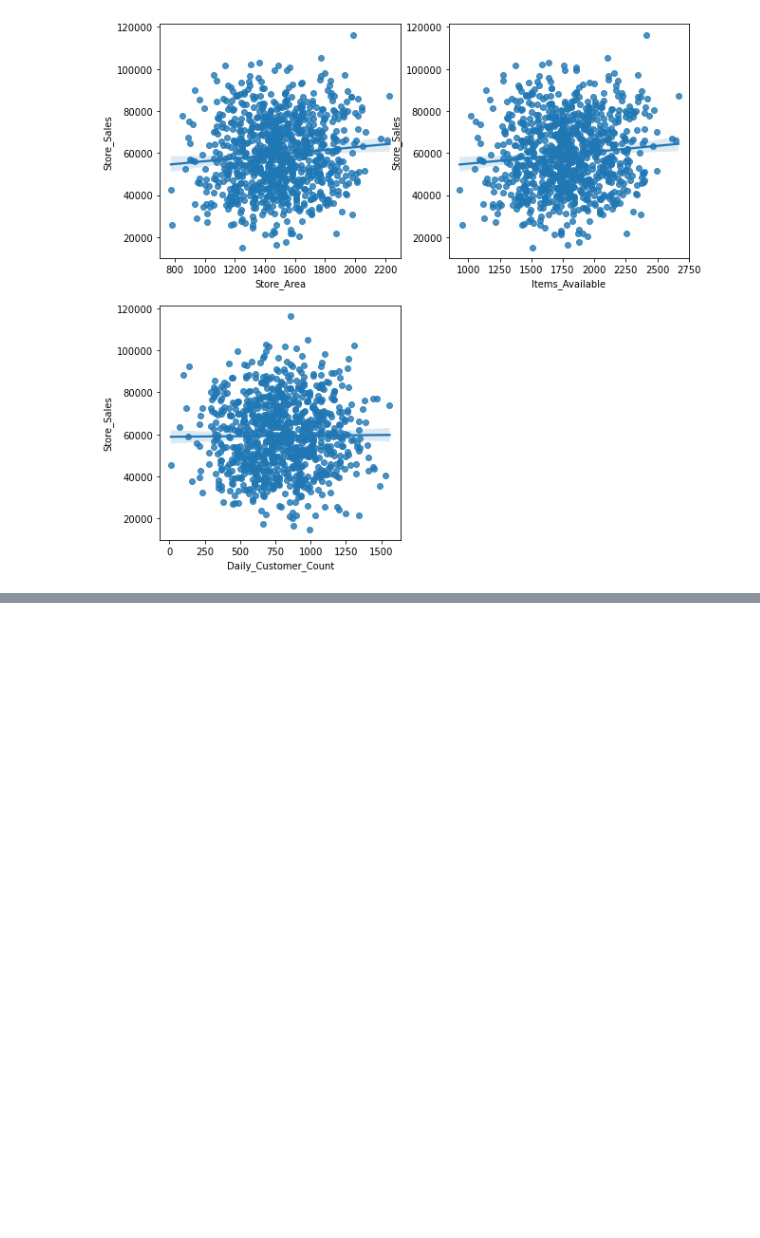
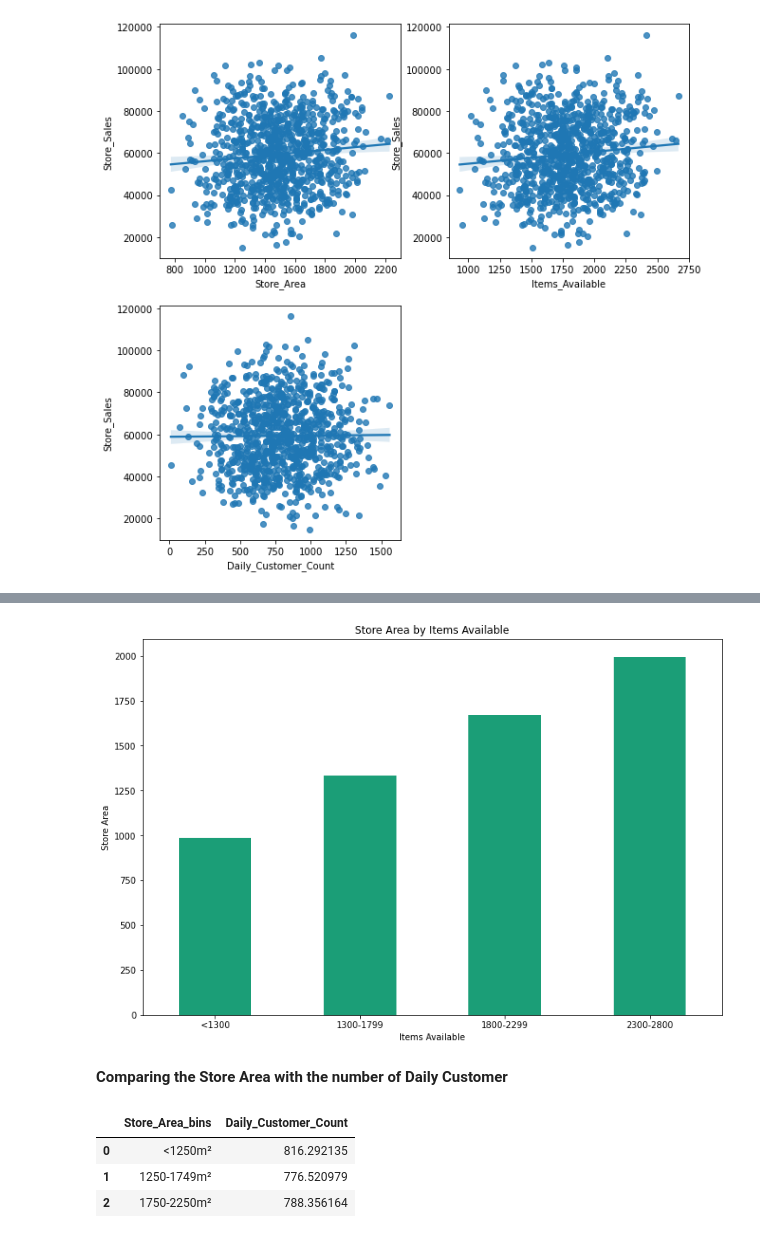
Before and after one commit to rafajovelho/Projeto1-Supermarket-Branches-Sales, a Jupyter notebook: SuperMarket_Project.ipynb, the cells around one changed output, grey strips where cells are left out. Drawn from its saved outputs; the diff is of its cells as text; code cells hidden in the pictures; blank space fills up the shorter version.

```diff
--- a/SuperMarket_Project.ipynb
+++ b/SuperMarket_Project.ipynb
@@ -198,0 +335,3 @@ for i in range(1,len(df.columns)-1):
+# %%
+df_report3 = df_eng.groupby(['Items_Available_bins']).agg({'Store_Area':['mean']}).reset_index()
+df_report3
@@ -198,0 +345,22 @@ for i in range(1,len(df.columns)-1):
+# %%
+df_report3.set_index('Items_Available_bins').plot(kind = 'bar',
+                                                  title = 'Average Store Area by Items Available',
+                                                  xlabel = 'Items Available',
+                                                  ylabel = 'Store Area',
+                                                  colormap = 'Dark2',
+                                                  figsize = (12,8),
+                                                  legend = '')
+plt.xticks(rotation = 0)
+plt.show()
+# %% [output]
+[figure, added]
+# %% [markdown]
+**Comparing the Store Area with the number of Daily Customer**
+# %%
+df_report4 = df_eng.groupby(['Store_Area_bins']).agg({'Daily_Customer_Count':'mean'}).reset_index()
+df_report4
+# %% [output]
+|  | Store_Area_bins | Daily_Customer_Count |
+| 0 | <1250m² | 816.292135 |
+| 1 | 1250-1749m² | 776.520979 |
+| 2 | 1750-2250m² | 788.356164 |
```
Also changed, not shown: parts of 32 cells of this notebook, 1 other file.
